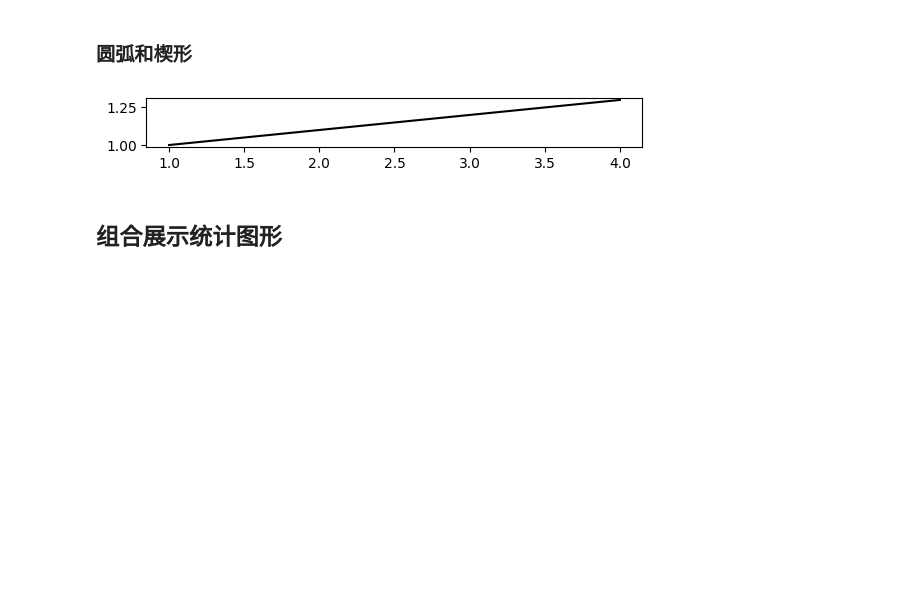
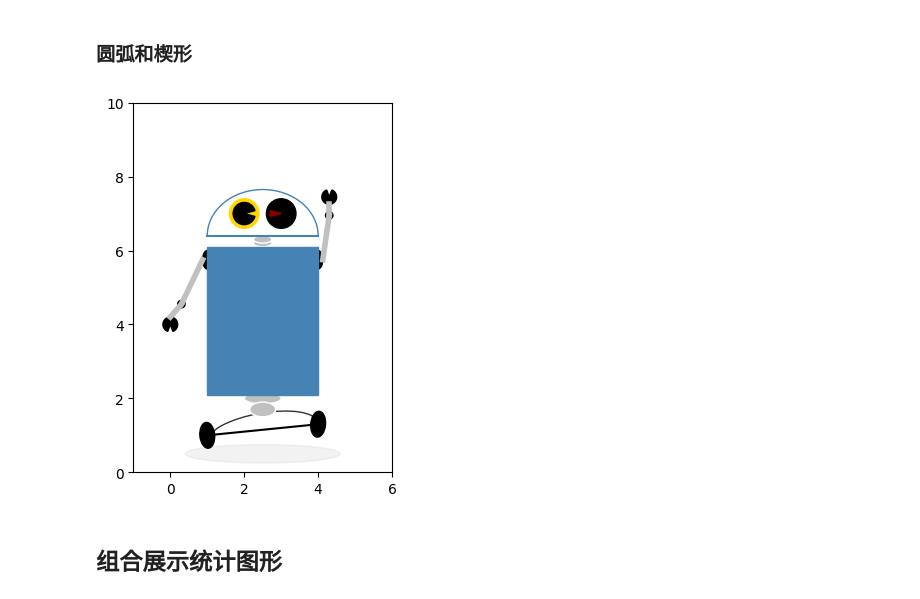
Before and after one commit to gene5is/JNBNotes, a Jupyter notebook: Notes/python-basics/matplotlib.ipynb, the cells around one changed output. Saved outputs shown, nothing was run; the diff lists cells and outputs as text; code cells hidden in the pictures; blank space fills up the shorter version.

```diff
--- a/Notes/python-basics/matplotlib.ipynb
+++ b/Notes/python-basics/matplotlib.ipynb
@@ -472,27 +472,52 @@ plt.show()
 # %%
 import matplotlib.pyplot as plt
 import numpy as np
 from matplotlib.patches import  Arc,Ellipse,Rectangle,Wedge
 fig, ax = plt.subplots(subplot_kw={"aspect":"equal"})
 # shadow
 shadow = Ellipse((2.5,0.5),4.2,0.5,color="silver",alpha=0.2)
 # base
 ax.plot([1,4],[1,1.3],color="k")
 base = Arc((2.5,1.1),3,1,angle=10,theta1=0,theta2=180,color="k",alpha=0.8)
 
 # wheel1
 left_wheel = Ellipse((1,1),0.7,0.4,angle=95,color="k")
 right_wheel = Ellipse((4,1.3),0.7,0.4,angle=85,color="k")
 
 # joinstyle
 bottom_joinstyle1 = Ellipse((2.5,2),1,0.3,facecolor="silver",edgecolor="w")
 bottom_joinstyle2 = Ellipse((2.5,1.7),0.7,0.4,facecolor="silver",edgecolor="w")
 left_joinstyle = Ellipse((1,5.75),0.5,0.25,angle=90,color="k")
 left_arm_joinstyle1 = Wedge((0.3,4.55),0.1,0,360,color="k")
 left_arm_joinstyle2 = Wedge((0,4.0),0.2,290,250,color="k")
 right_joinstyle = Ellipse((4,5.75),0.5,0.25,angle=90,color="k")
+right_arm_joinstyle1 = Wedge((4.3,6.95),0.1,0,360,color="k")
+right_arm_joinstyle2 = Wedge((4.3,7.45),0.2,110,70,color="k")
+top_joinstyle1 = Ellipse((2.5,6.2),0.5,0.2,facecolor="silver",edgecolor="w")
+top_joinstyle2 = Ellipse((2.5,6.3),0.5,0.2,facecolor="silver",edgecolor="w")
+# body
+body = Rectangle((1,2.1),3,4,color="steelblue")
+# arms
+left_arm1 = ax.plot([0.3,1-0.125],[4.55,5.75],color="silver",lw=4)
+left_arm2 = ax.plot([0,0.3],[4.2,4.55],color="silver",lw=4)
+right_arm1 = ax.plot([4+0.125,4.3],[5.75,6.95],color="silver",lw=4)
+right_arm2 = ax.plot([4.3,4.3],[6.95,7.25],color="silver",lw=4)
+# head
+ax.plot([1,4],[6.4,6.4],color="steelblue")
+head = Arc((2.5,6.4),3,2.5,angle=0,theta1=0,theta2=180,color="steelblue")
+# eyes
+left_eye = Wedge((2,7),0.4,0,360,color="gold")
+left_eye_center = Wedge((2,7),0.3,15,345,color="k")
+right_eye = Wedge((3,7),0.4,0,360,color="k")
+right_eye_center = Wedge((3,7),0.3,165,195,color="darkred")
+
+polygon = [shadow, base, left_wheel, right_wheel, bottom_joinstyle1, bottom_joinstyle2, left_joinstyle, left_arm_joinstyle1, left_arm_joinstyle2, right_joinstyle, right_arm_joinstyle1, right_arm_joinstyle2, top_joinstyle1, top_joinstyle2, body, head, left_eye, left_eye_center, right_eye, right_eye_center]
+for pln in polygon:
+    ax.add_patch(pln)
+ax.axis([-1,6,0,10])
+plt.show()
 # %% [output]
-[figure, old version]
+[figure, new version]
 # %% [markdown]
 ## 组合展示统计图形
 # %% [markdown]
```
Also changed, not shown: parts of 10 cells of this notebook, 2 other files.
